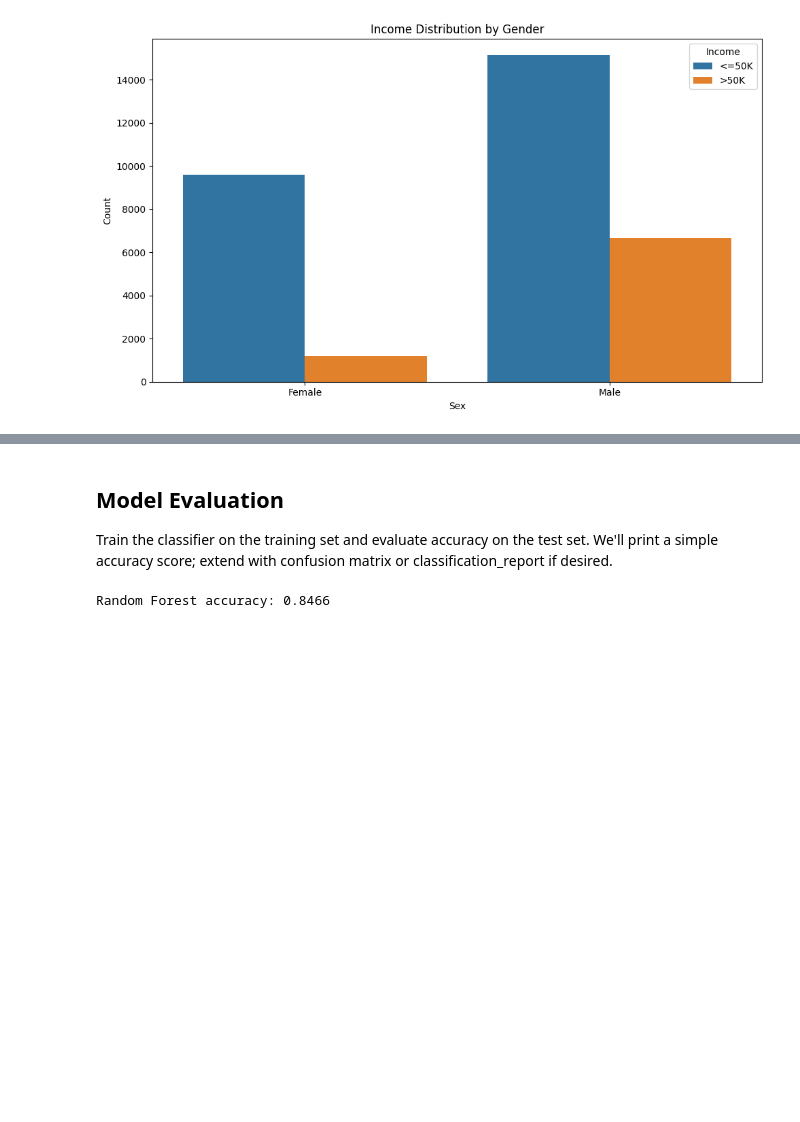
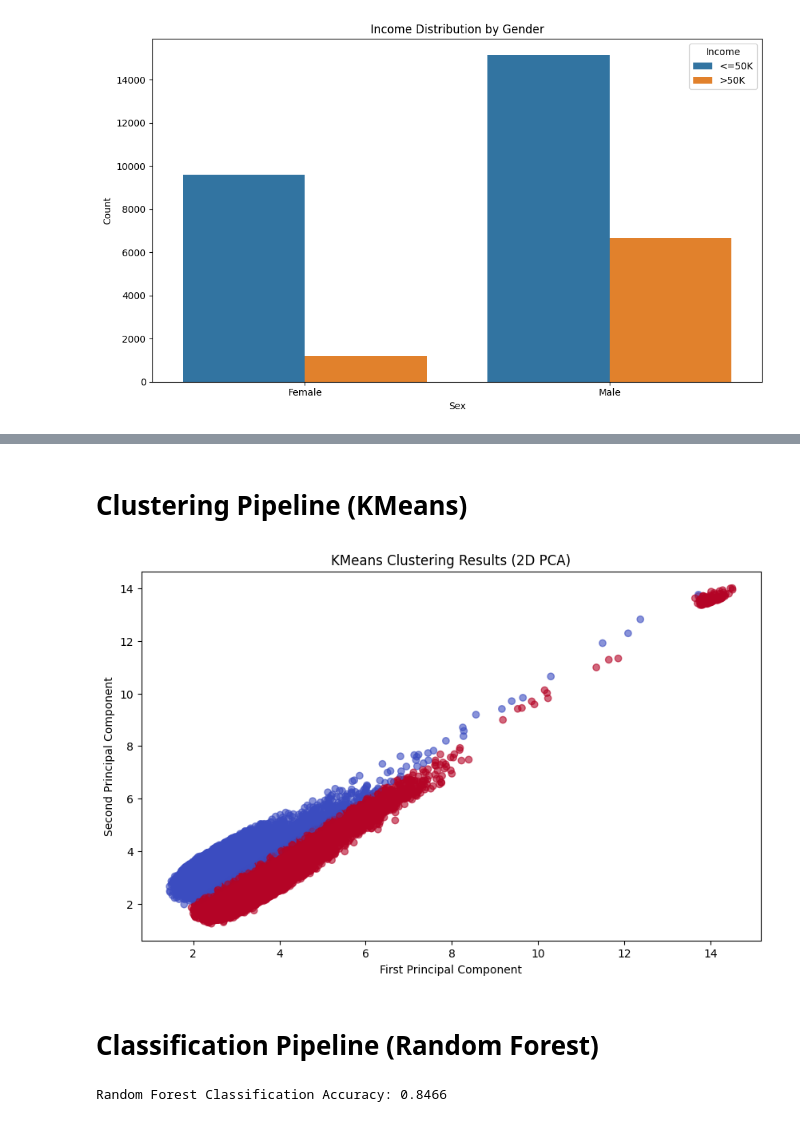
Before and after one commit to mohamed-geweida/adult-census-income-ml, a Jupyter notebook: adult_census_income.ipynb, the cells around one changed output, grey strips where cells are left out. Cells and saved outputs as stored; diff of their text form; code cells hidden in the pictures; blank space fills up the shorter version.

Commit message:
refactor: convert notebook to pipelines

```diff
--- a/adult_census_income.ipynb
+++ b/adult_census_income.ipynb
@@ -201,12 +148,56 @@ rf = RandomForestClassifier(n_estimators=200, max_depth=None, random_state=42, n
-# %% [markdown]
-## Model Evaluation
-
-Train the classifier on the training set and evaluate accuracy on the test set. We'll print a simple accuracy score; extend with confusion matrix or classification_report if desired.
-# %%
-rf.fit(X_train_pca, y_train)
-y_pred = rf.predict(X_test_pca)
-acc = accuracy_score(y_test, y_pred)
-
-print(f"Random Forest accuracy: {acc:.4f}")
-# %% [output]
-Random Forest accuracy: 0.8466
+# %%
+# Split features and target
+X = df.drop("income", axis=1)
+y = LabelEncoder().fit_transform(df["income"])
+
+# Identify numeric and categorical columns
+num_cols = X.select_dtypes(exclude="object").columns
+cat_cols = X.select_dtypes(include="object").columns
+
+# Create preprocessor
+preprocessor = ColumnTransformer([
+    ("num", StandardScaler(), num_cols),
+    ("cat", OneHotEncoder(handle_unknown="ignore", sparse_output=False), cat_cols)
+])
+# %% [markdown]
+# Clustering Pipeline (KMeans)
+# %%
+clustering_pipeline = Pipeline([
+    ('preprocessor', preprocessor),
+    ('pca', PCA(n_components=0.95)),
+    ('kmeans', KMeans(n_clusters=2, random_state=42))
+])
+
+X_transformed = clustering_pipeline.fit_transform(X)
+
+
+plt.figure(figsize=(10, 6))
+plt.scatter(X_transformed[:, 0], X_transformed[:, 1],
+           c=clustering_pipeline.named_steps['kmeans'].labels_,
+           cmap='coolwarm', alpha=0.6)
+
+plt.title('KMeans Clustering Results (2D PCA)')
+plt.xlabel('First Principal Component')
+plt.ylabel('Second Principal Component')
+plt.show()
+# %% [output]
+[figure, added]
+# %% [markdown]
+# Classification Pipeline (Random Forest)
+# %%
+X_train, X_test, y_train, y_test = train_test_split(X, y, test_size=0.2, random_state=42)
+
+classification_pipeline = Pipeline([
+    ('preprocessor', preprocessor),
+    ('pca', PCA(n_components=0.95)),
+    ('rf', RandomForestClassifier(n_estimators=200, max_depth=None,
+                                random_state=42, n_jobs=-1))
+])
+
+classification_pipeline.fit(X_train, y_train)
+
+y_pred = classification_pipeline.predict(X_test)
+accuracy = accuracy_score(y_test, y_pred)
+print(f"Random Forest Classification Accuracy: {accuracy:.4f}")
+# %% [output]
+Random Forest Classification Accuracy: 0.8466
```
Also changed, not shown: parts of 11 cells of this notebook.
